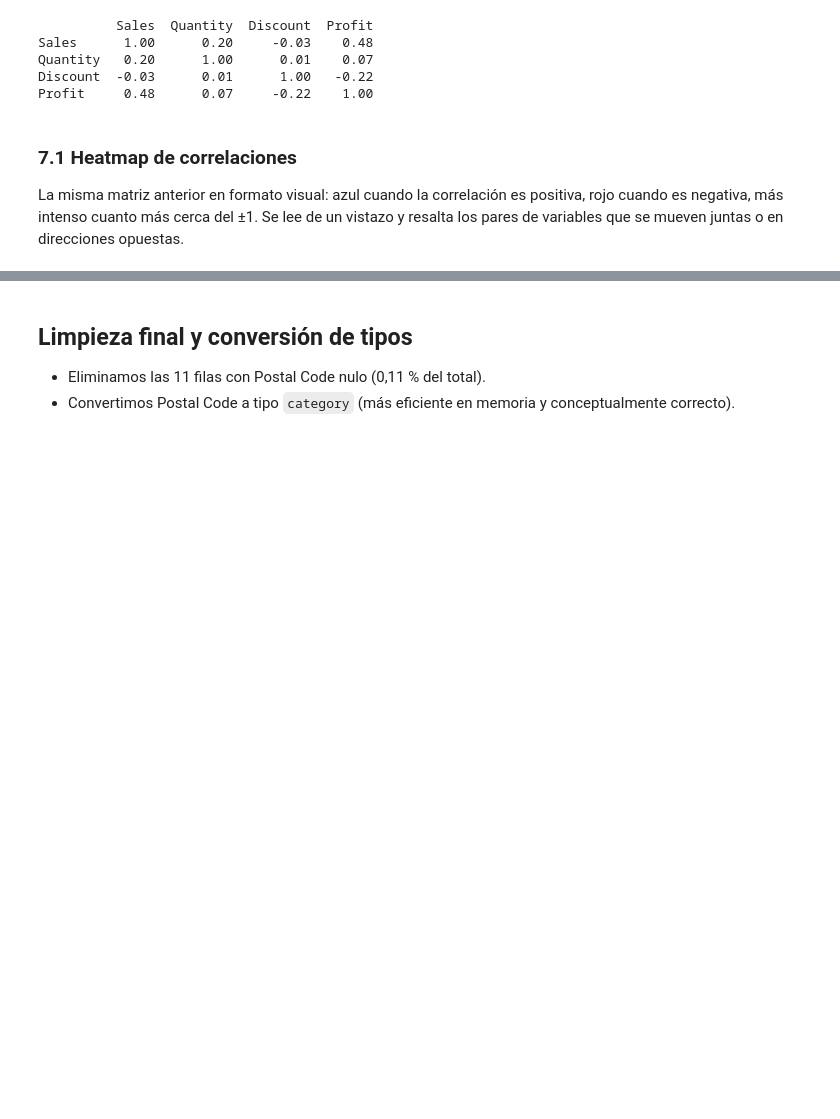
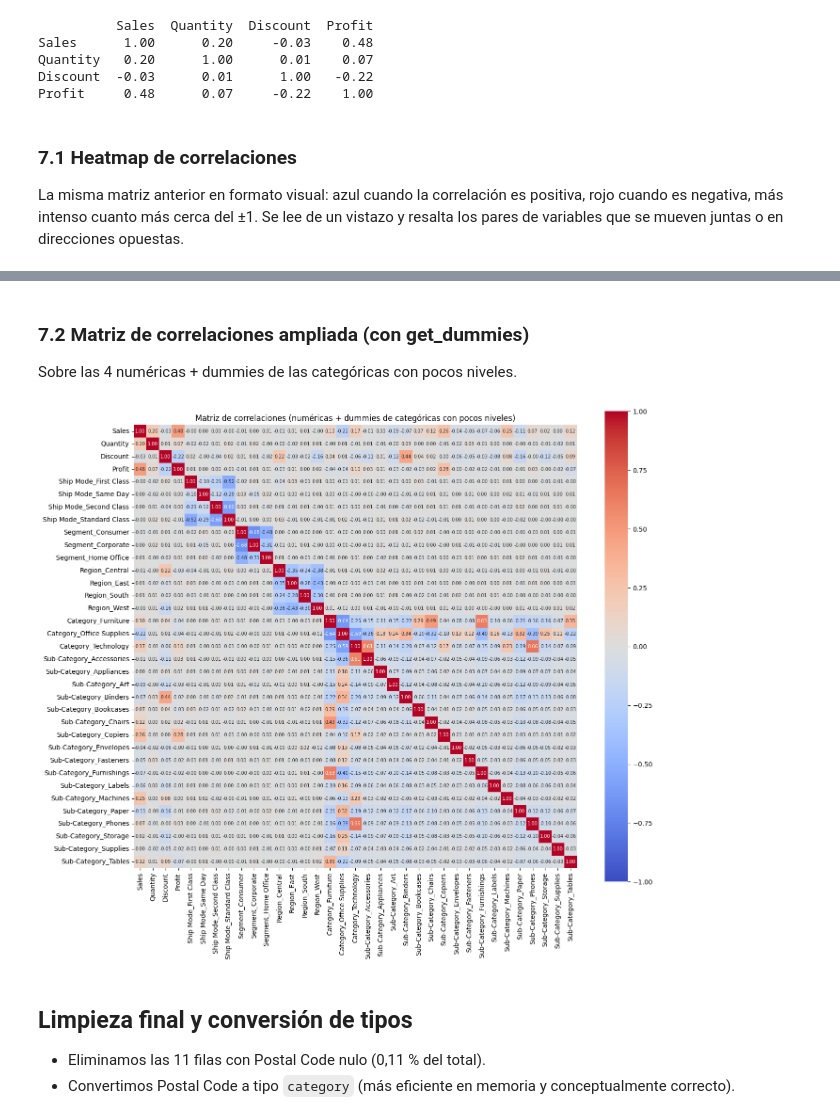
Before and after one commit to NoeliaTJ/ControlStock, a Jupyter notebook: superstore.ipynb, the cells around one changed output, grey strips where cells are left out. Cells and saved outputs as stored; diff of their text form; code cells hidden in the pictures; blank space fills up the shorter version.

```diff
--- a/superstore.ipynb
+++ b/superstore.ipynb
@@ -259,3 +260,31 @@ plt.show()
+# %% [markdown]
+### 7.2 Matriz de correlaciones ampliada (con get_dummies)
+
+Sobre las 4 numéricas + dummies de las categóricas con pocos niveles.
+# %%
+cat_cols = ['Ship Mode', 'Segment', 'Region', 'Category', 'Sub-Category']
+num_cols = ['Sales', 'Quantity', 'Discount', 'Profit']
+
+df_dummies = pd.get_dummies(df[cat_cols], drop_first=False)
+df_for_corr = pd.concat([df[num_cols], df_dummies], axis=1)
+
+plt.figure(figsize=(14, 12))
+sns.heatmap(
+    df_for_corr.corr(),
+    annot=True,
+    fmt='.2f',
+    cmap='coolwarm',
+    center=0,
+    vmin=-1,
+    vmax=1,
+    square=True,
+    annot_kws={'size': 7}
+)
+plt.title('Matriz de correlaciones (numéricas + dummies de categóricas con pocos niveles)')
+plt.tight_layout()
+plt.show()
+# %% [output]
+[figure, added]
 # %% [markdown]
 ## Limpieza final y conversión de tipos
 
```
Also changed, not shown: parts of 2 cells of this notebook.
